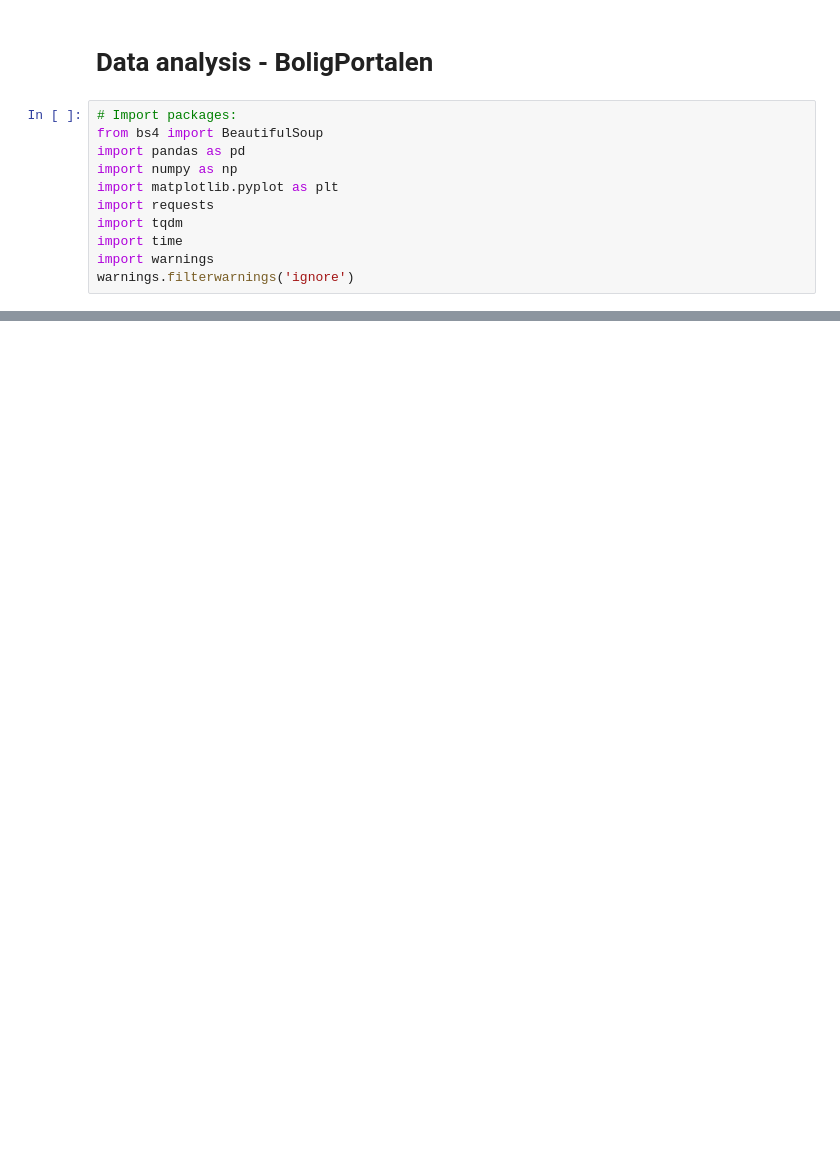
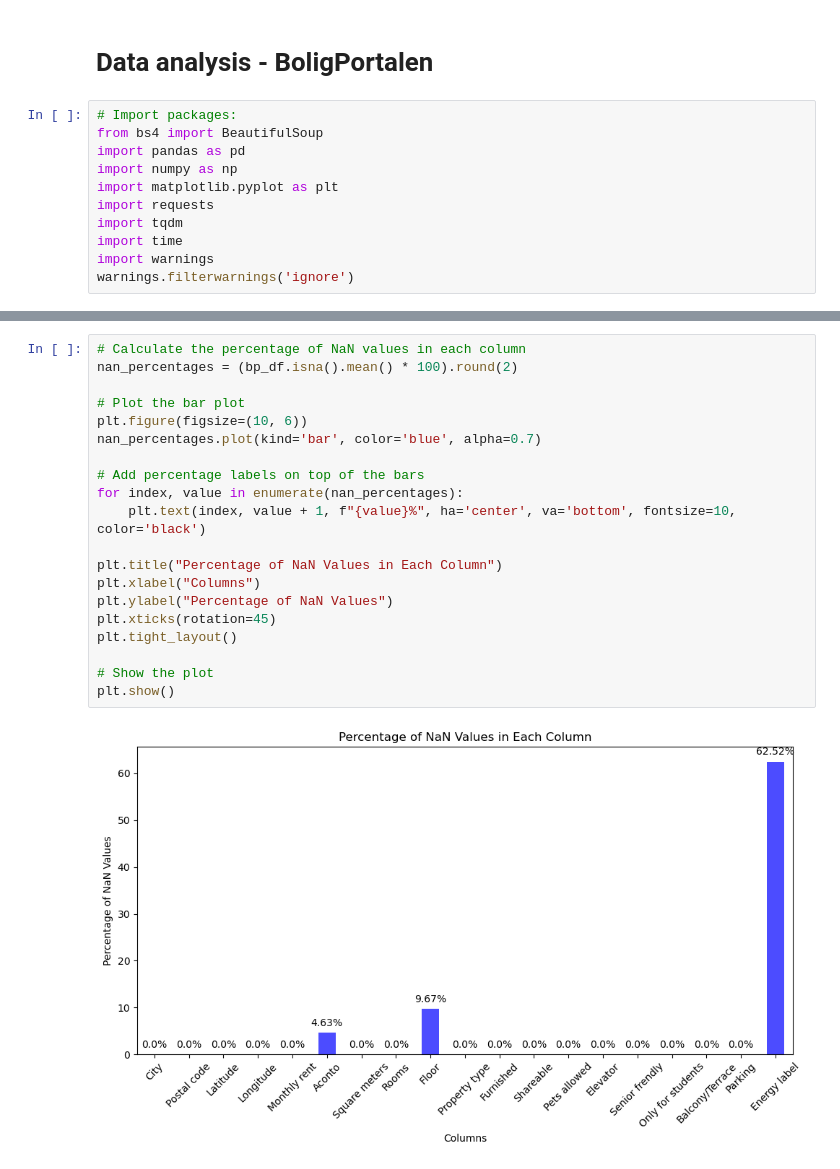
Before and after one commit to NicholasStampe/SocialDataScience, a Jupyter notebook: ExamProject/Data analysis - BoligPortalen.ipynb, the cells around one changed output, grey strips where cells are left out. Cells and saved outputs as stored; diff of their text form; blank space fills up the shorter version.

```diff
--- a/ExamProject/Data analysis - BoligPortalen.ipynb
+++ b/ExamProject/Data analysis - BoligPortalen.ipynb
@@ -156,0 +105,22 @@ print(model.summary())
+# %%
+# Calculate the percentage of NaN values in each column
+nan_percentages = (bp_df.isna().mean() * 100).round(2)
+
+# Plot the bar plot
+plt.figure(figsize=(10, 6))
+nan_percentages.plot(kind='bar', color='blue', alpha=0.7)
+
+# Add percentage labels on top of the bars
+for index, value in enumerate(nan_percentages):
+    plt.text(index, value + 1, f"{value}%", ha='center', va='bottom', fontsize=10, color='black')
+
+plt.title("Percentage of NaN Values in Each Column")
+plt.xlabel("Columns")
+plt.ylabel("Percentage of NaN Values")
+plt.xticks(rotation=45)
+plt.tight_layout()
+
+# Show the plot
+plt.show()
+# %% [output]
+[figure, added]
```
Also changed, not shown: parts of 8 cells of this notebook.
